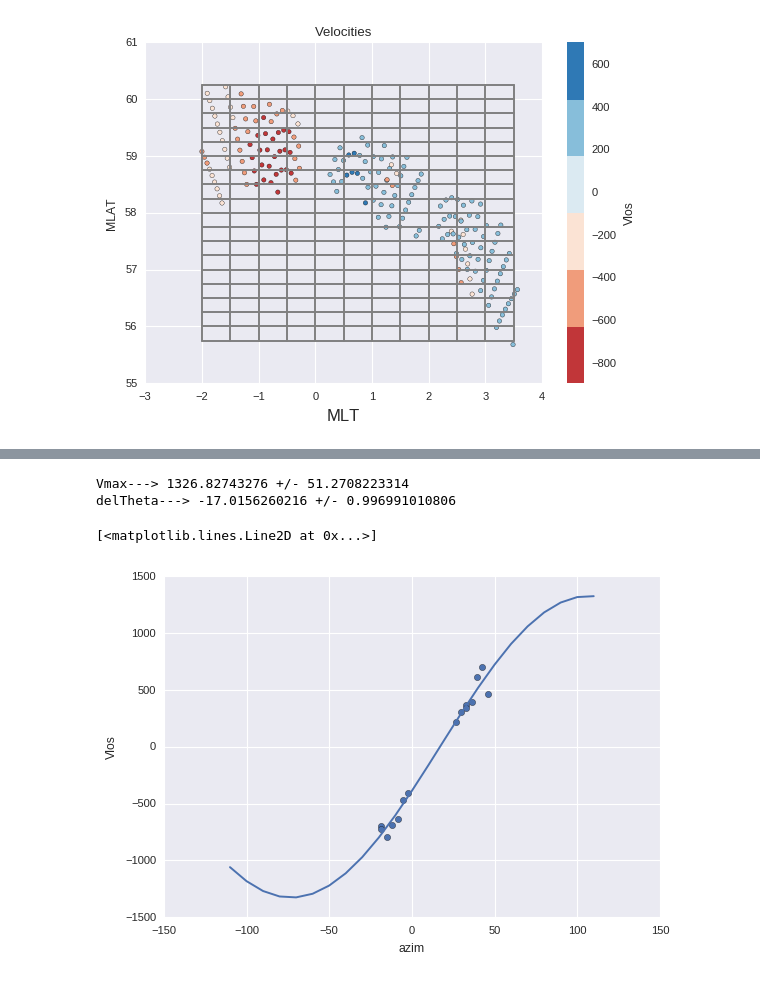
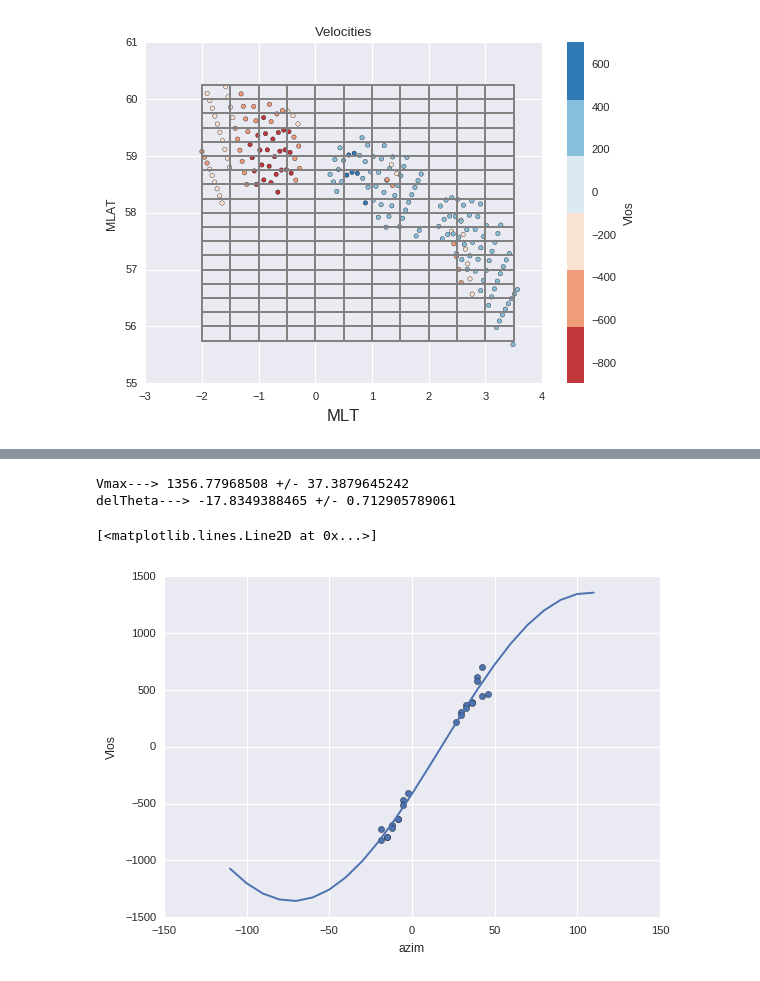
Before and after one commit to bharatreddy/vel-analys, a Jupyter notebook: ipy/optmz_search.ipynb, the cells around one changed output, grey strips where cells are left out. Saved outputs shown, nothing was run; the diff lists cells and outputs as text; code cells hidden in the pictures.

```diff
--- a/ipy/optmz_search.ipynb
+++ b/ipy/optmz_search.ipynb
@@ -412,10 +428,10 @@ for currMLTend, currMLATend, currMLTbgn, currMLATbgn, currVel in\
 # %%
 testMlt = -0.5
-testMlat = 58.25
+testMlat = 58.5
 testFittingDF = velAnlysDF[ ( (velAnlysDF["grid_MLT"] >= testMlt) & (velAnlysDF["grid_MLT"] <= testMlt+1.) &\
                                 (velAnlysDF["grid_MLAT"] >= testMlat) & (velAnlysDF["grid_MLAT"] <= testMlat+0.5) ) ].\
                     reset_index(drop=True)
-
+# print testFittingDF.head(20)
 #### Plot the fitting ####
 #### Plot the fitting ####
 #### Plot the fitting ####
@@ -425,33 +441,33 @@ def vel_sine_func(theta, Vmax, delTheta):
     # convert to radians
     return Vmax * numpy.sin( numpy.deg2rad(theta) +\
                             numpy.deg2rad(delTheta) )
 
 initGuess = ( 1000., 10. ) # radians
 popt, pcov = scipy.optimize.curve_fit(vel_sine_func, \
                         testFittingDF['azim'].T,\
                         testFittingDF['Vlos'].T,
                        p0=initGuess)
 print "Vmax--->", popt[0],"+/-", pcov[0,0]**0.5
 print "delTheta--->", popt[1],"+/-", pcov[1,1]**0.5
 
 # plot the model against the given data
 def model_func(theta, Vmax=popt[0], delTheta=popt[1]):
     Vlos = Vmax * numpy.sin( numpy.deg2rad(theta) +\
                             numpy.deg2rad(delTheta) )
 #     print "Vlos, theta", Vlos, theta
     return Vlos
 thetaArr = range(-110, 120, 10)
 vLosArr = [ round( model_func(t) ) for t in thetaArr ]
 # Plot using matplotlib
 fig1 = plt.figure()
 ax = fig1.add_subplot(111)
 testFittingDF.plot( x="azim", y="Vlos", kind="scatter", ax=ax )
 ax.plot( thetaArr, vLosArr )
 #### Plot the fitting ####
 #### Plot the fitting ####
 #### Plot the fitting ####
 # %% [output]
-Vmax---> 1326.82743276 +/- 51.2708223314
-delTheta---> -17.0156260216 +/- 0.996991010806
+Vmax---> 1356.77968508 +/- 37.3879645242
+delTheta---> -17.8349388465 +/- 0.712905789061
 [<matplotlib.lines.Line2D at 0x...>]
-[figure, old version]
+[figure, new version]
```
Also changed, not shown: parts of 3 cells of this notebook.
